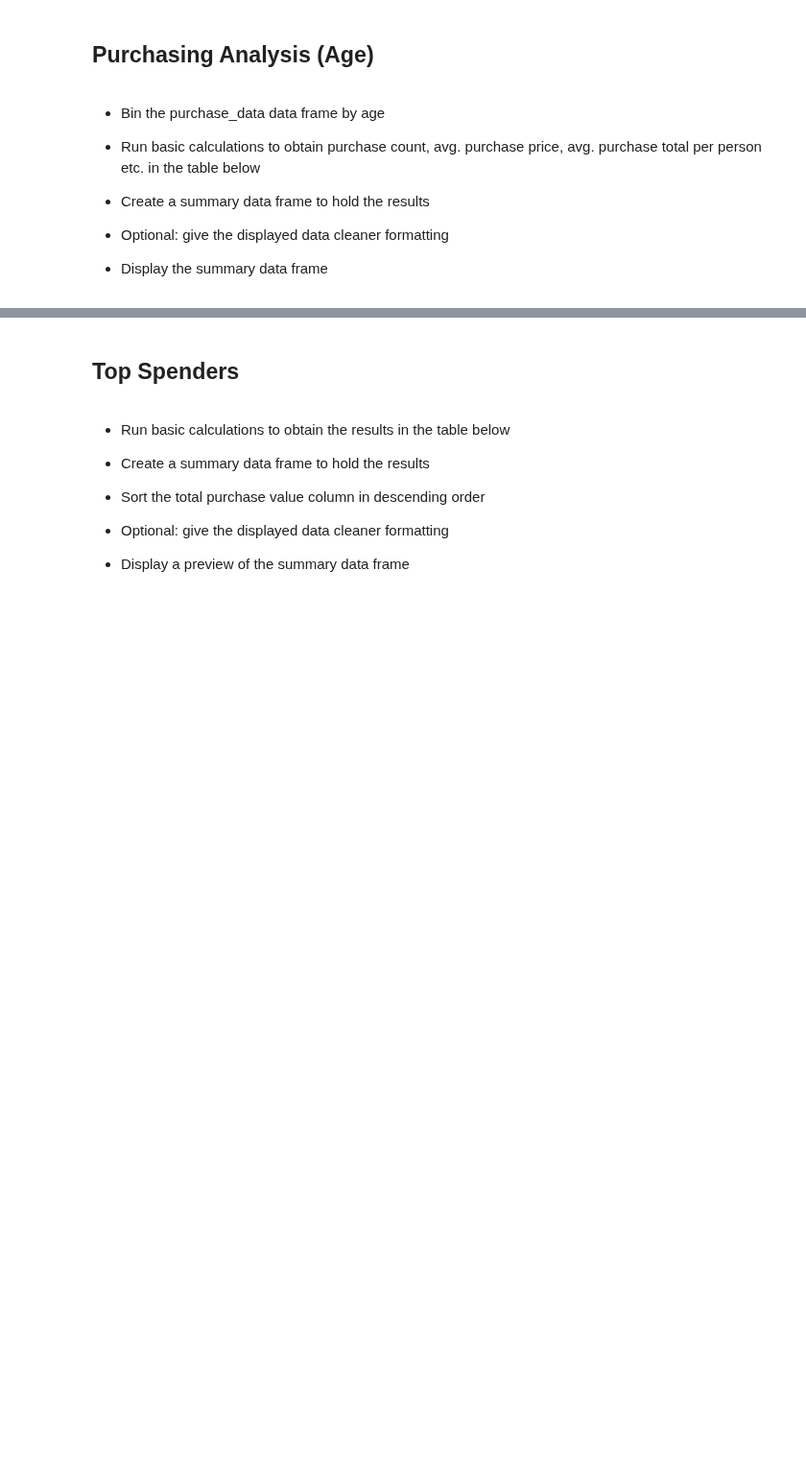
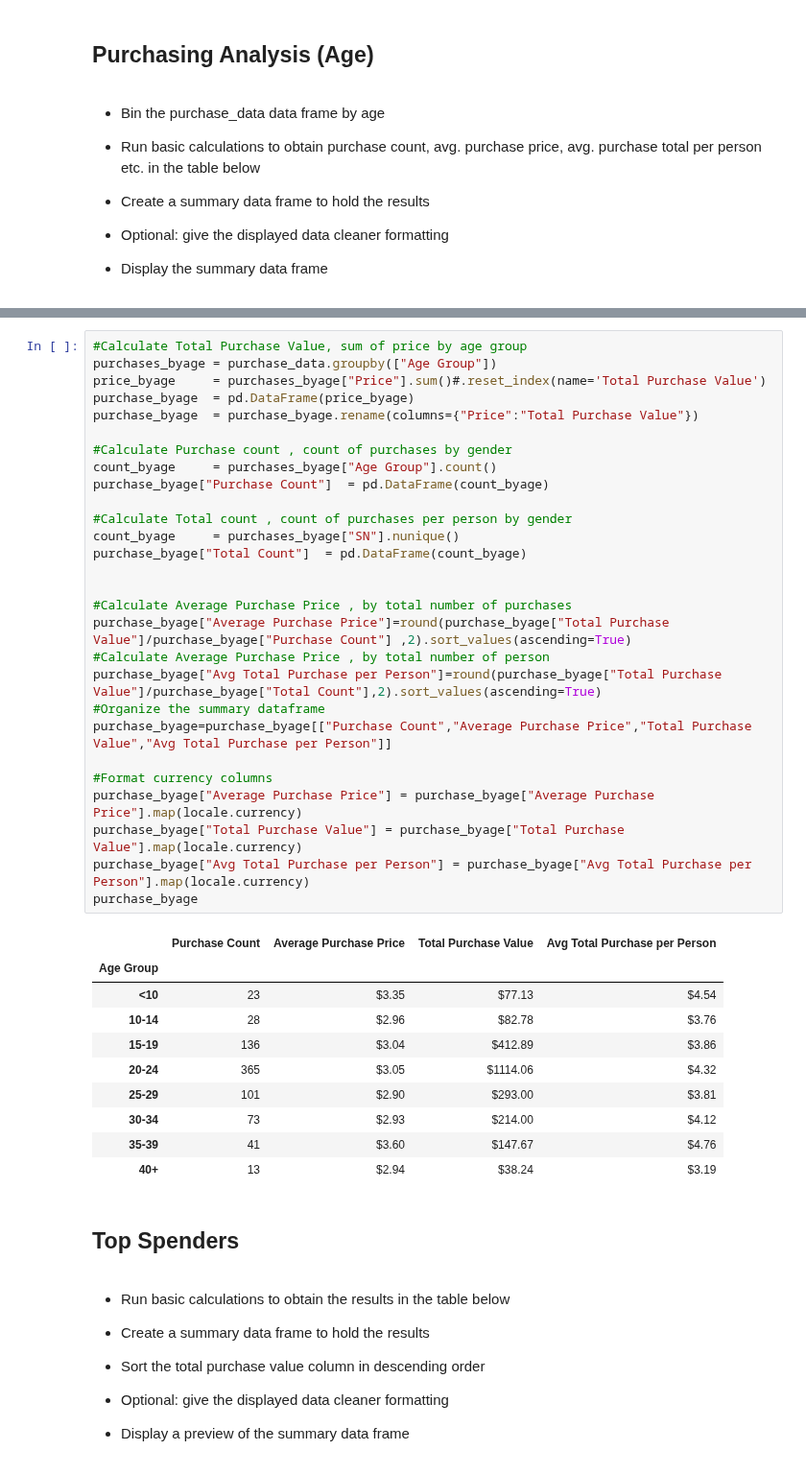
Before and after one commit to mnisha4git/HeroesOfPymoli, a Jupyter notebook: HeroesOfPymoli_starter.ipynb, the cells around one changed output, grey strips where cells are left out. Shown at 96% size. Cells and saved outputs as stored; diff of their text form; blank space fills up the shorter version.

```diff
--- a/HeroesOfPymoli_starter.ipynb
+++ b/HeroesOfPymoli_starter.ipynb
@@ -226,3 +226,42 @@ group_names = ["..10", "10-14", "15-19", "20-24", "25-29", "30-34", "35-39", "40
+# %%
+#Calculate Total Purchase Value, sum of price by age group
+purchases_byage = purchase_data.groupby(["Age Group"])
+price_byage     = purchases_byage["Price"].sum()#.reset_index(name='Total Purchase Value')
+purchase_byage  = pd.DataFrame(price_byage)
+purchase_byage  = purchase_byage.rename(columns={"Price":"Total Purchase Value"})
+
+#Calculate Purchase count , count of purchases by gender
+count_byage     = purchases_byage["Age Group"].count()
+purchase_byage["Purchase Count"]  = pd.DataFrame(count_byage)
+
+#Calculate Total count , count of purchases per person by gender
+count_byage     = purchases_byage["SN"].nunique()
+purchase_byage["Total Count"]  = pd.DataFrame(count_byage)
+
+
+#Calculate Average Purchase Price , by total number of purchases
+purchase_byage["Average Purchase Price"]=round(purchase_byage["Total Purchase Value"]/purchase_byage["Purchase Count"] ,2).sort_values(ascending=True)
+#Calculate Average Purchase Price , by total number of person
+purchase_byage["Avg Total Purchase per Person"]=round(purchase_byage["Total Purchase Value"]/purchase_byage["Total Count"],2).sort_values(ascending=True)
+#Organize the summary dataframe
+purchase_byage=purchase_byage[["Purchase Count","Average Purchase Price","Total Purchase Value","Avg Total Purchase per Person"]]
+
+#Format currency columns
+purchase_byage["Average Purchase Price"] = purchase_byage["Average Purchase Price"].map(locale.currency)
+purchase_byage["Total Purchase Value"] = purchase_byage["Total Purchase Value"].map(locale.currency)
+purchase_byage["Avg Total Purchase per Person"] = purchase_byage["Avg Total Purchase per Person"].map(locale.currency)
+purchase_byage
+# %% [output]
+|  | Purchase Count | Average Purchase Price | Total Purchase Value | Avg Total Purchase per Person |
+| Age Group |  |  |  |  |
+| <10 | 23 | $3.35 | $77.13 | $4.54 |
+| 10-14 | 28 | $2.96 | $82.78 | $3.76 |
+| 15-19 | 136 | $3.04 | $412.89 | $3.86 |
+| 20-24 | 365 | $3.05 | $1114.06 | $4.32 |
+| 25-29 | 101 | $2.90 | $293.00 | $3.81 |
+| 30-34 | 73 | $2.93 | $214.00 | $4.12 |
+| 35-39 | 41 | $3.60 | $147.67 | $4.76 |
+| 40+ | 13 | $2.94 | $38.24 | $3.19 |
 # %% [markdown]
 ## Top Spenders
 # %% [markdown]
```
Also changed, not shown: parts of 20 cells of this notebook.
